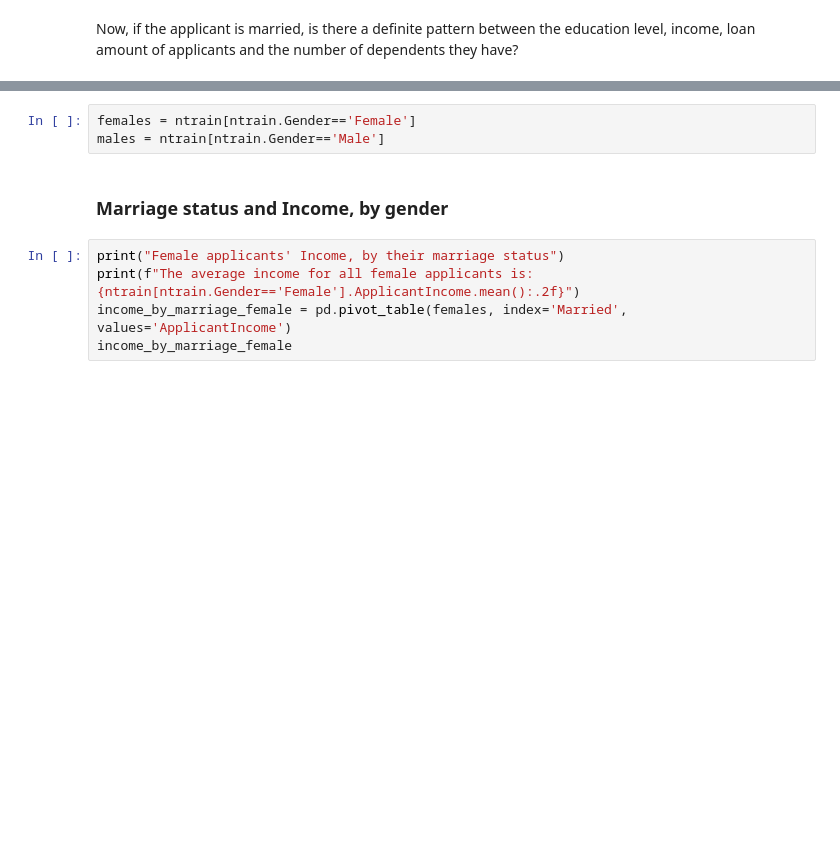
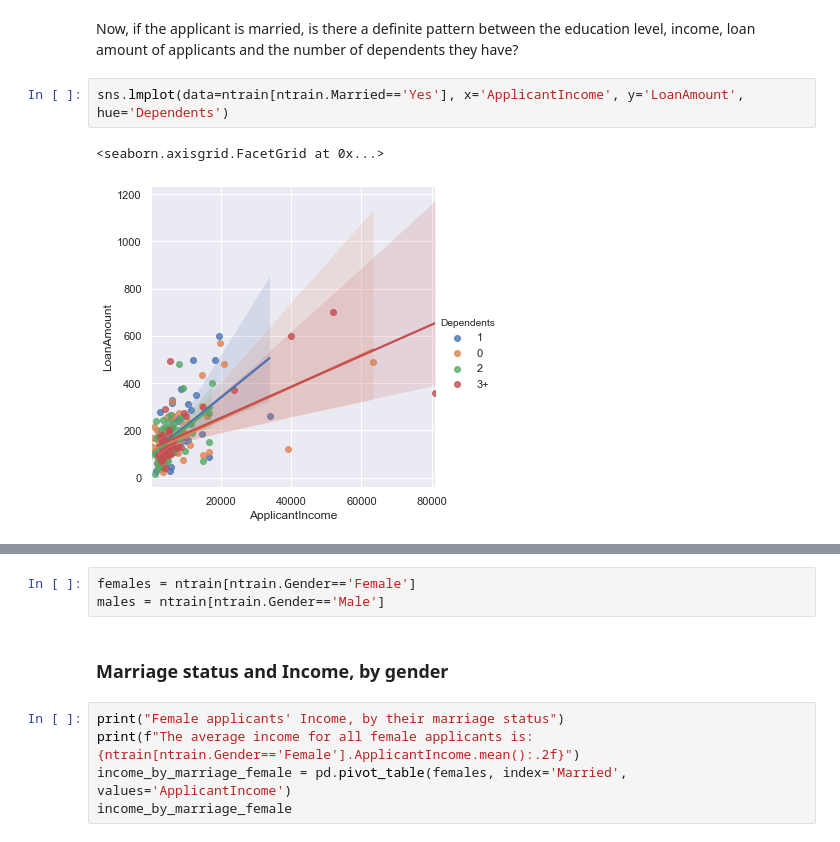
Before and after one commit to imeugeneco/chonggakkimchi, a Jupyter notebook: loan-prediction/Untitled.ipynb, the cells around one changed output, grey strips where cells are left out. Saved outputs shown, nothing was run; the diff lists cells and outputs as text; blank space fills up the shorter version.

```diff
--- a/loan-prediction/Untitled.ipynb
+++ b/loan-prediction/Untitled.ipynb
@@ -175,2 +361,7 @@ ntrain[ntrain.Dependents.isnull()]
 # %% [markdown]
 Now, if the applicant is married, is there a definite pattern between the education level, income, loan amount of applicants and the number of dependents they have?
+# %%
+sns.lmplot(data=ntrain[ntrain.Married=='Yes'], x='ApplicantIncome', y='LoanAmount', hue='Dependents')
+# %% [output]
+<seaborn.axisgrid.FacetGrid at 0x...>
+[figure, added]
```
Also changed, not shown: parts of 45 cells of this notebook.
